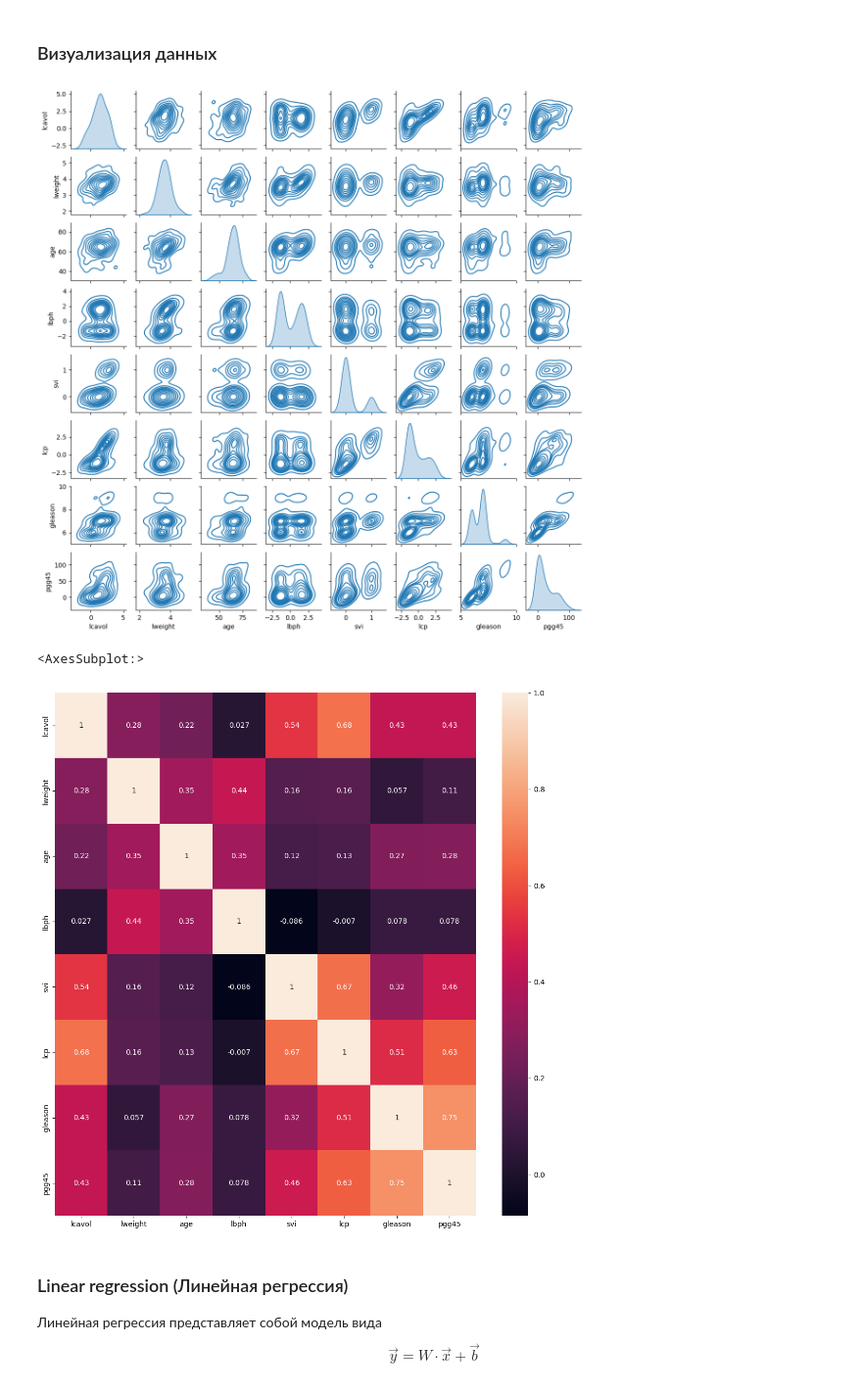
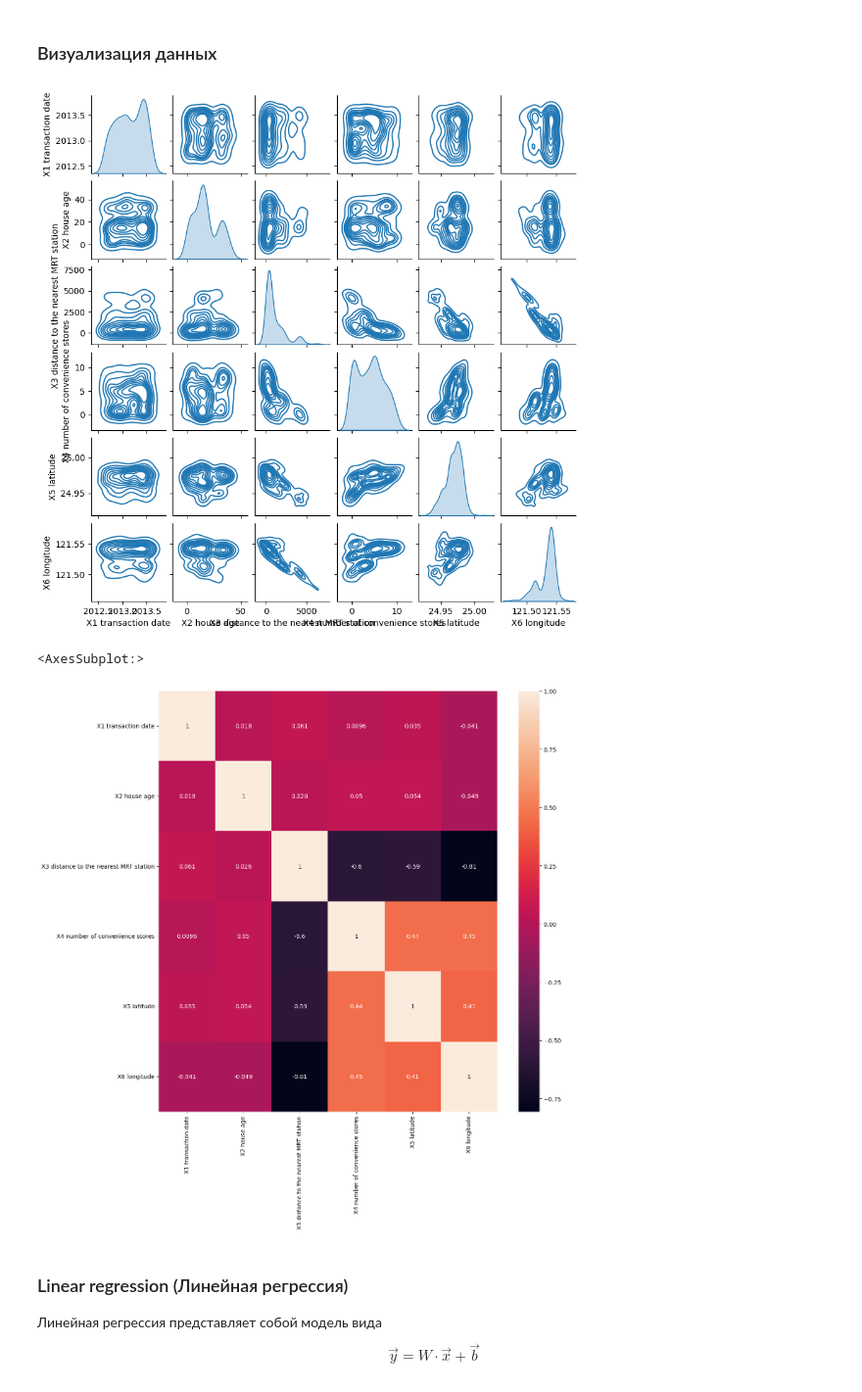
Before and after one commit to SergeyMalashenko/MachineLearning_Summer_2023, a Jupyter notebook: seminars/8/seminar_8.ipynb, the cells around one changed output. Shown at 98% size. Drawn from its saved outputs; the diff is of its cells as text; code cells hidden in the pictures.

```diff
--- a/seminars/8/seminar_8.ipynb
+++ b/seminars/8/seminar_8.ipynb
@@ -59,8 +39,12 @@ Prostate Cancer Dataset (Набор данных рака предстатель
 # %%
-path = "data/prostate.csv"
-X = pd.read_csv(path, sep="\t").iloc[:, 1:]
-X_train, y_train = get_features_and_label(X, "T")
-X_test , y_test  = get_features_and_label(X, "F")
+from sklearn.model_selection import train_test_split
 
-print(type(X_train))
+#path = "data/prostate.csv"
+path = "data/real_estate.csv"
+X = pd.read_csv(path, index_col='No')
+y = X.pop('Y house price of unit area')
+
+X_train, X_test, y_train, y_test = train_test_split(X, y, test_size=0.33, random_state=42)
+
+X.head()
 # %% [output]
@@ -88,15 +78,15 @@ X_scaled.describe()
 # %% [markdown]
 ### Визуализация данных
 # %%
-sns.pairplot(X_scaled, height=1.5, kind="kde");
+sns.pairplot(X, height=1.5, kind="kde");
 # %% [output]
-[figure, old version]
+[figure, new version]
 # %%
 fig, ax = plt.subplots(figsize=(13,13))
-sns.heatmap(X_scaled.corr(method='pearson'), annot=True)
+sns.heatmap(X.corr(method='pearson'), annot=True)
 # %% [output]
 <AxesSubplot:>
-[figure, old version]
+[figure, new version]
 # %% [markdown]
 ### Linear regression (Линейная регрессия)
 Линейная регрессия представляет собой модель вида
```
Also changed, not shown: parts of 18 cells of this notebook, 1 other file.
